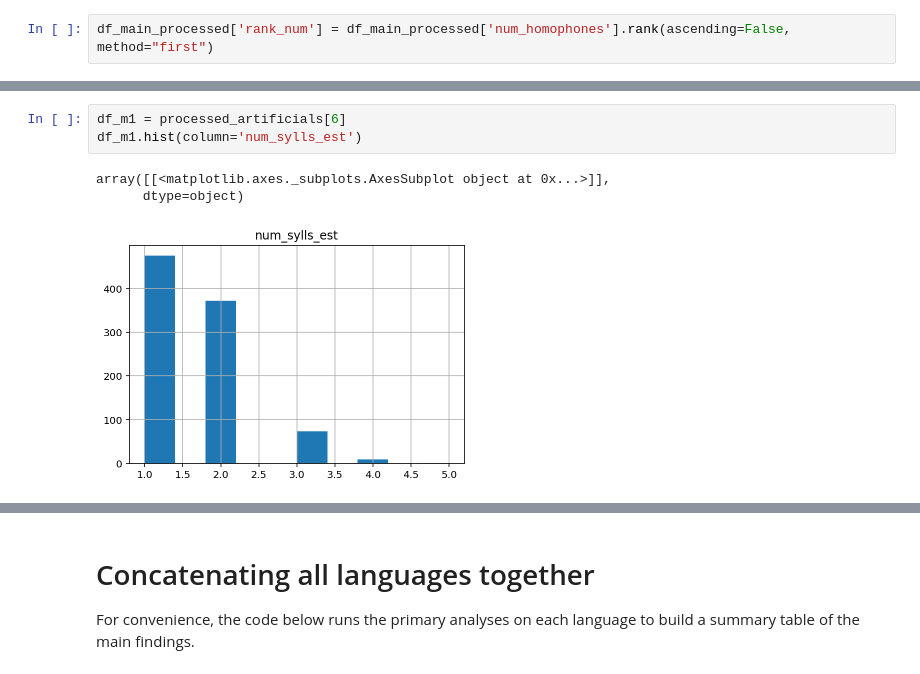
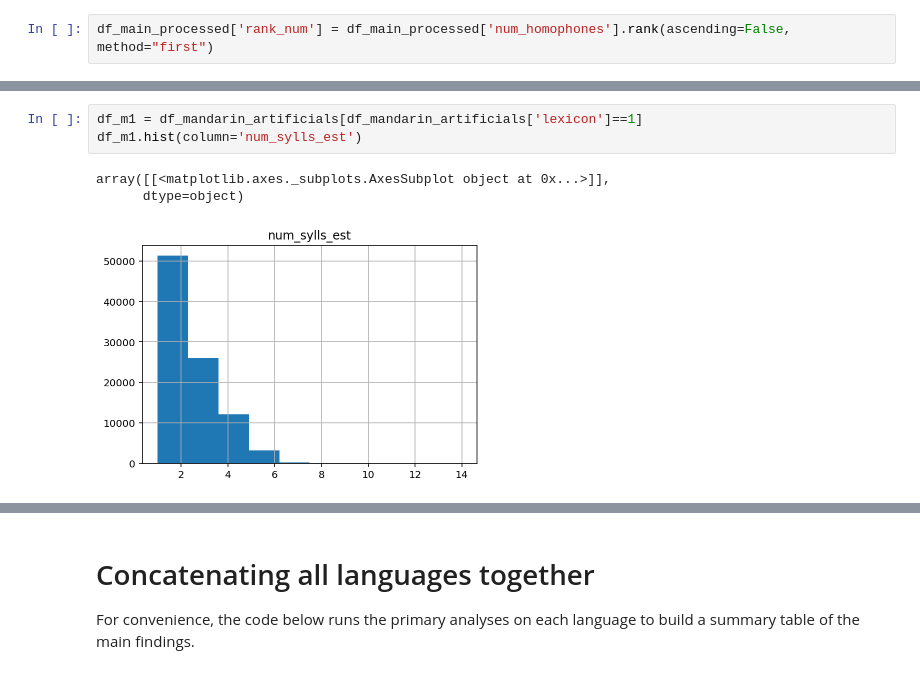
Before and after one commit to seantrott/homophone_simulations, a Jupyter notebook: Homophony in real and artificial lexica.ipynb, the cells around one changed output, grey strips where cells are left out. Cells and saved outputs as stored; diff of their text form.

```diff
--- a/Homophony in real and artificial lexica.ipynb
+++ b/Homophony in real and artificial lexica.ipynb
@@ -819,7 +932,7 @@ Text(0.5, 1.0, 'Mandarin: #Homophones by rank')
 # %%
-df_m1 = processed_artificials[6]
+df_m1 = df_mandarin_artificials[df_mandarin_artificials['lexicon']==1]
 df_m1.hist(column='num_sylls_est')
 # %% [output]
 array([[<matplotlib.axes._subplots.AxesSubplot object at 0x...>]],
       dtype=object)
-[figure, old version]
+[figure, new version]
```
Also changed, not shown: parts of 41 cells of this notebook, 7 other files.
